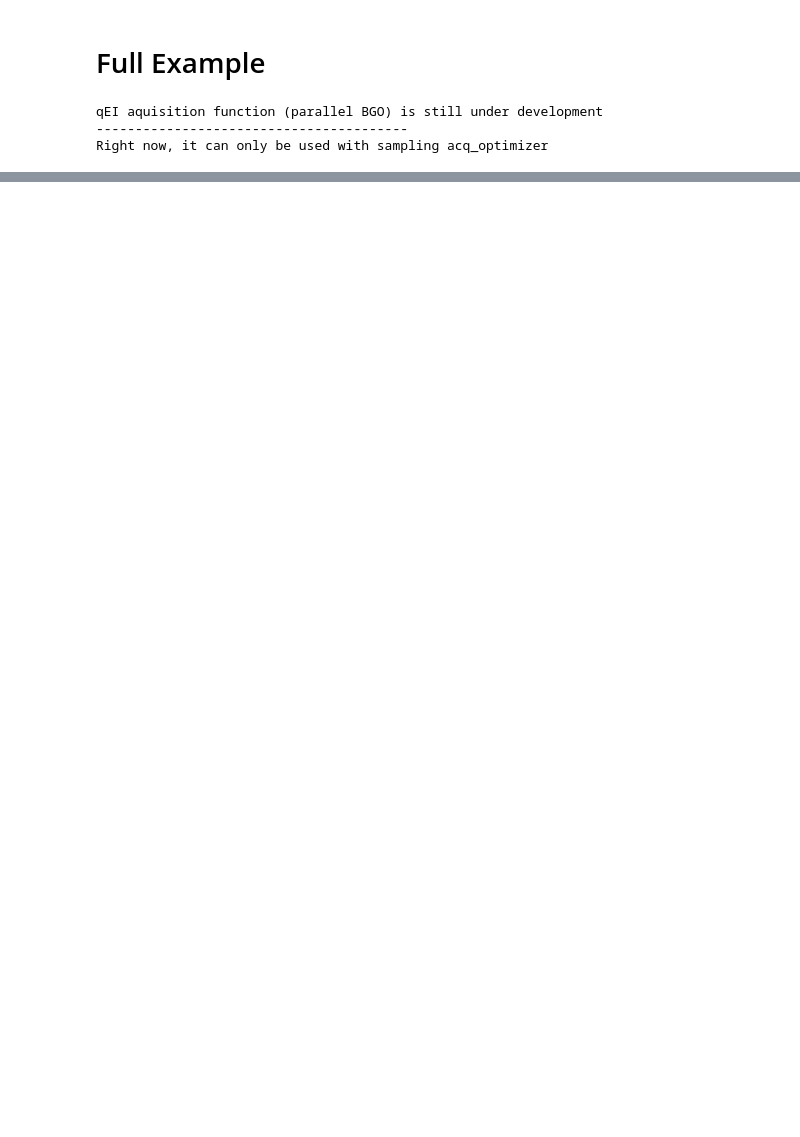
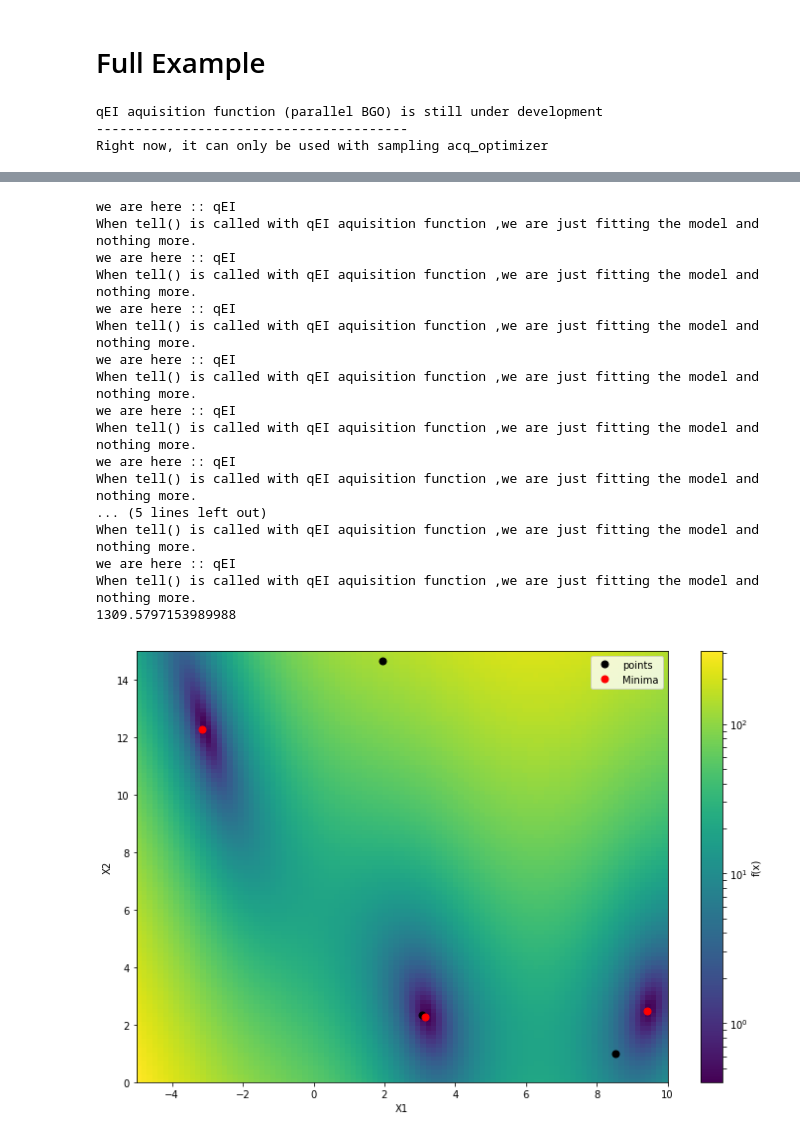
Before and after one commit to nawalgao/scikit-optimize, a Jupyter notebook: examples/Approx_qEI_run.ipynb, the cells around one changed output, grey strips where cells are left out. Saved outputs shown, nothing was run; the diff lists cells and outputs as text; code cells hidden in the pictures; blank space fills up the shorter version.

```diff
--- a/examples/Approx_qEI_run.ipynb
+++ b/examples/Approx_qEI_run.ipynb
@@ -272,0 +300,41 @@ When tell() is called with qEI aquisition function ,we are just fitting the mode
+# %%
+qei_args_dict = {'num_sampled_points': 3,
+               'num_batches_eval' : 40000,
+               'strategy_batch_selection' : 'random'}
+# %%
+iteration = 10
+total_evals = np.empty(shape = 2)
+start = timeit.default_timer()
+
+for i in range(iteration):
+    opt.tell(Xx.tolist(), Yy.tolist())
+    nxt_eval = opt.ask(additional_acq_func_kwargs = qei_args_dict)
+    nxt_eval = np.array(nxt_eval)
+    Xx = np.vstack([Xx, nxt_eval])
+    y = neg_branin(nxt_eval.T)
+    Yy = np.append(Yy, y)
+    total_evals = np.vstack([total_evals,nxt_eval])
+    plot_branin_with_points(total_evals)
+
+stop = timeit.default_timer()
+print (stop - start)
+t2 = stop - start
+# %% [output]
+we are here :: qEI
+When tell() is called with qEI aquisition function ,we are just fitting the model and nothing more.
+we are here :: qEI
+When tell() is called with qEI aquisition function ,we are just fitting the model and nothing more.
+we are here :: qEI
+When tell() is called with qEI aquisition function ,we are just fitting the model and nothing more.
+we are here :: qEI
+When tell() is called with qEI aquisition function ,we are just fitting the model and nothing more.
+we are here :: qEI
+When tell() is called with qEI aquisition function ,we are just fitting the model and nothing more.
+we are here :: qEI
+When tell() is called with qEI aquisition function ,we are just fitting the model and nothing more.
+... (5 lines left out)
+When tell() is called with qEI aquisition function ,we are just fitting the model and nothing more.
+we are here :: qEI
+When tell() is called with qEI aquisition function ,we are just fitting the model and nothing more.
+1309.5797153989988
+[figure, added]
```
Also changed, not shown: parts of 6 cells of this notebook, 17 other files.
